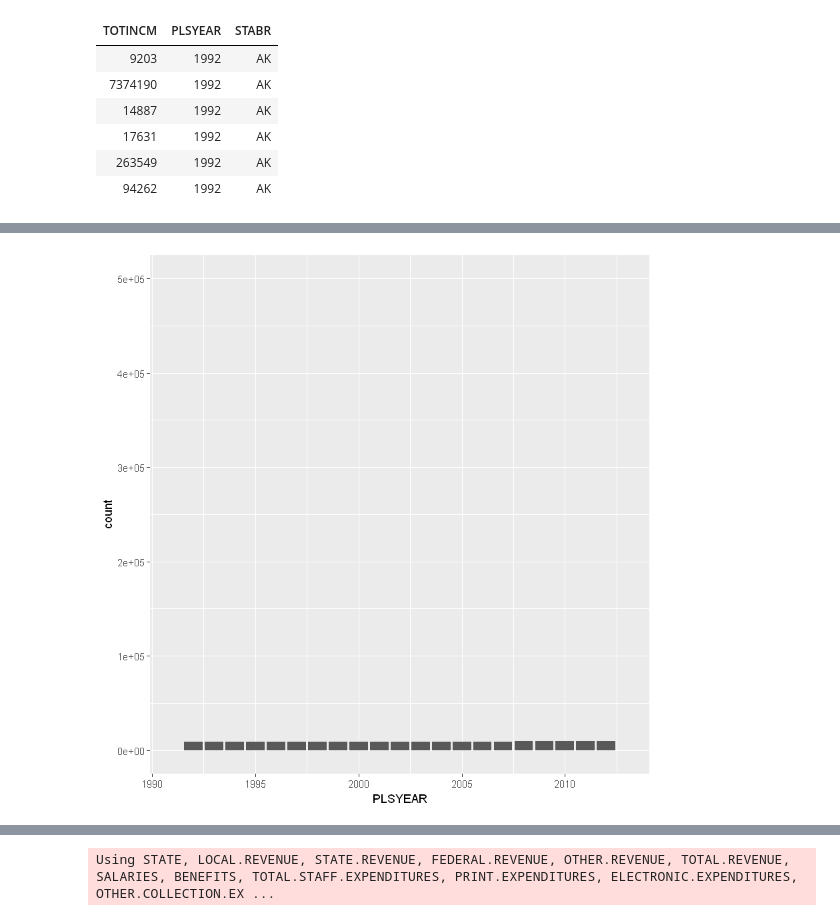
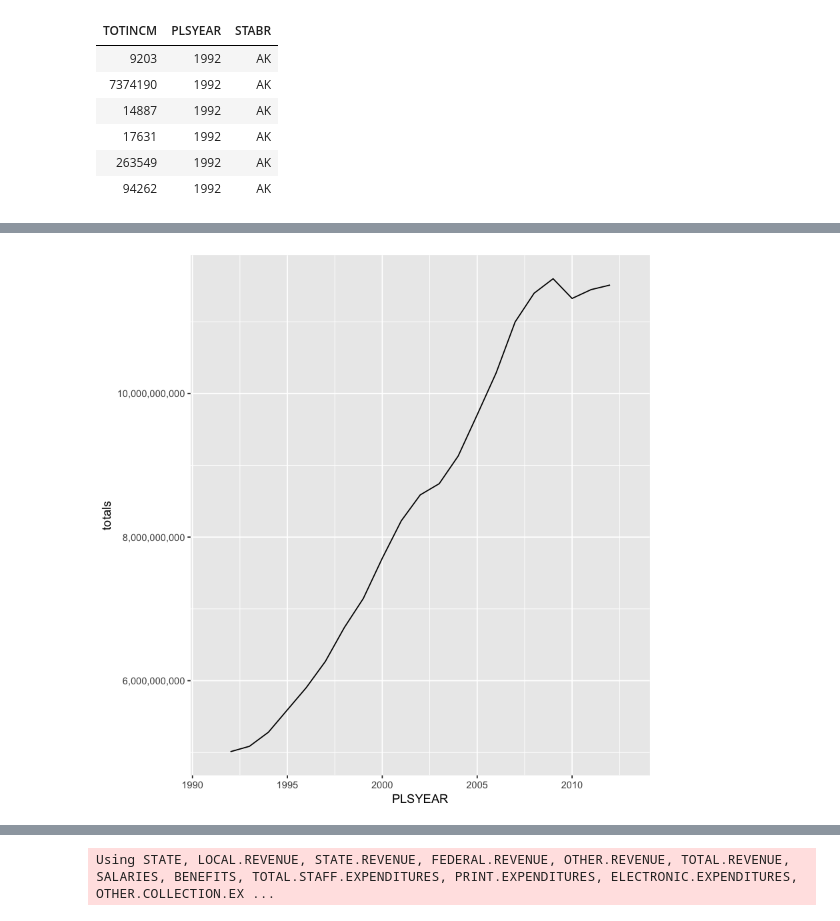
Before and after one commit to NikHytrek/Second-Project, a Jupyter notebook: Project 2.ipynb, the cells around one changed output, grey strips where cells are left out. Cells and saved outputs as stored; diff of their text form; code cells hidden in the pictures.

Commit message:
Fixing line chart

```diff
--- a/Project 2.ipynb
+++ b/Project 2.ipynb
@@ -57,8 +37,10 @@ head(smallrange)
 | 263549 | 1992 | AK |
 | 94262 | 1992 | AK |
 # %%
-smallrange %>%
-mutate (
-group_by(PLSYEAR),
-summarize(totals = sum(TOTINCM)))
+barchart <- smallrange %>%
+group_by(PLSYEAR) %>%
+summarize(totals = sum(TOTINCM)) %>%
+filter(PLSYEAR >0)
+
+head(barchart)
 # %% [output]
@@ -67,4 +54,3 @@ Warning message:
 # %%
-ggplot(smallrange, aes(x=PLSYEAR)) + geom_bar() + scale_y_continuous(limits = c(0, 500000)) +
-scale_x_continuous(limits = c(1991, 2013))
+ggplot(barchart, aes(x=PLSYEAR, y=totals)) + geom_line() + scale_x_continuous(limits = c(1991, 2013)) + scale_y_continuous(labels=comma)
 # %% [output]
@@ -73,4 +57,4 @@ Warning message:
-[figure, old version]
+[figure, new version]
 # %%
 recent = read.csv("States 2015.csv")
 # %%
```
Also changed, not shown: parts of 5 cells of this notebook, 1 other file.
